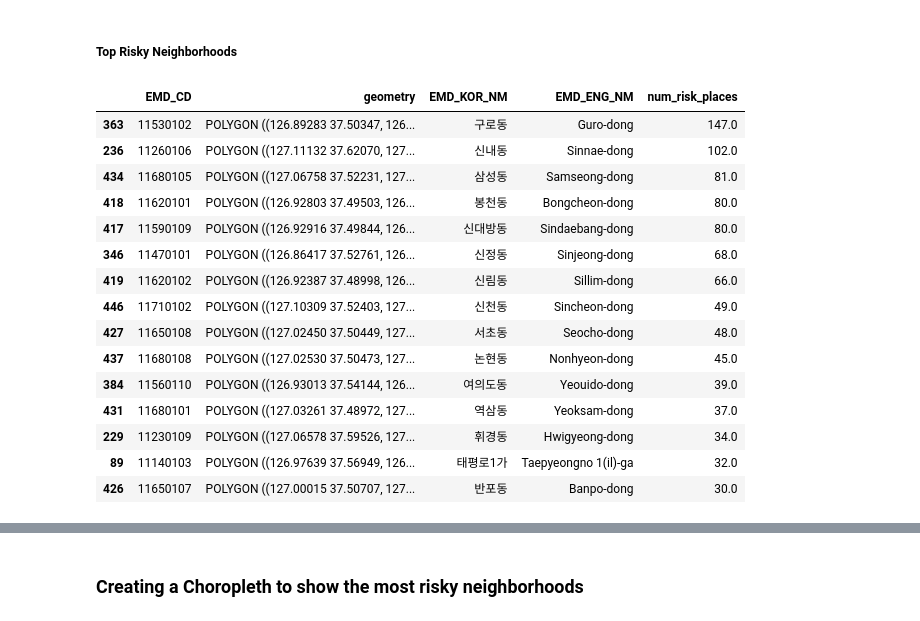
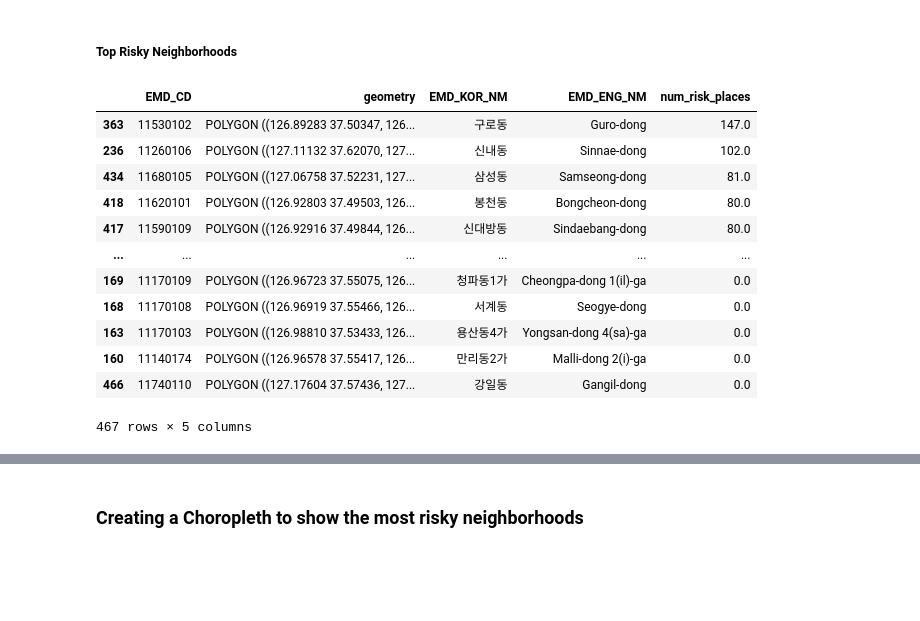
Before and after one commit to tarcisobraz/covid19-skorea, a Jupyter notebook: code/final-notebooks/q3-risky-neighborhoods-seoul.ipynb, the cells around one changed output, grey strips where cells are left out. Saved outputs shown, nothing was run; the diff lists cells and outputs as text; code cells hidden in the pictures; blank space fills up the shorter version.

```diff
--- a/code/final-notebooks/q3-risky-neighborhoods-seoul.ipynb
+++ b/code/final-notebooks/q3-risky-neighborhoods-seoul.ipynb
@@ -327,25 +326,22 @@ seoul_shape.shape
 # %% [markdown]
 ##### Top Risky Neighborhoods
 # %%
-top_risk_nbhs = seoul_risk_places_per_nbh[['EMD_CD','geometry','EMD_KOR_NM','EMD_ENG_NM','num_risk_places']].sort_values('num_risk_places', ascending=False).head(15)
+top_risk_nbhs = seoul_risk_places_per_nbh[['EMD_CD','geometry','EMD_KOR_NM','EMD_ENG_NM','num_risk_places']].sort_values('num_risk_places', ascending=False)
 top_risk_nbhs
 # %% [output]
 |  | EMD_CD | geometry | EMD_KOR_NM | EMD_ENG_NM | num_risk_places |
 | 363 | 11530102 | POLYGON ((126.89283 37.50347, 126... | 구로동 | Guro-dong | 147.0 |
 | 236 | 11260106 | POLYGON ((127.11132 37.62070, 127... | 신내동 | Sinnae-dong | 102.0 |
 | 434 | 11680105 | POLYGON ((127.06758 37.52231, 127... | 삼성동 | Samseong-dong | 81.0 |
 | 418 | 11620101 | POLYGON ((126.92803 37.49503, 126... | 봉천동 | Bongcheon-dong | 80.0 |
 | 417 | 11590109 | POLYGON ((126.92916 37.49844, 126... | 신대방동 | Sindaebang-dong | 80.0 |
-| 346 | 11470101 | POLYGON ((126.86417 37.52761, 126... | 신정동 | Sinjeong-dong | 68.0 |
-| 419 | 11620102 | POLYGON ((126.92387 37.48998, 126... | 신림동 | Sillim-dong | 66.0 |
-| 446 | 11710102 | POLYGON ((127.10309 37.52403, 127... | 신천동 | Sincheon-dong | 49.0 |
-| 427 | 11650108 | POLYGON ((127.02450 37.50449, 127... | 서초동 | Seocho-dong | 48.0 |
-| 437 | 11680108 | POLYGON ((127.02530 37.50473, 127... | 논현동 | Nonhyeon-dong | 45.0 |
-| 384 | 11560110 | POLYGON ((126.93013 37.54144, 126... | 여의도동 | Yeouido-dong | 39.0 |
-| 431 | 11680101 | POLYGON ((127.03261 37.48972, 127... | 역삼동 | Yeoksam-dong | 37.0 |
-| 229 | 11230109 | POLYGON ((127.06578 37.59526, 127... | 휘경동 | Hwigyeong-dong | 34.0 |
-| 89 | 11140103 | POLYGON ((126.97639 37.56949, 126... | 태평로1가 | Taepyeongno 1(il)-ga | 32.0 |
-| 426 | 11650107 | POLYGON ((127.00015 37.50707, 127... | 반포동 | Banpo-dong | 30.0 |
+| ... | ... | ... | ... | ... | ... |
+| 169 | 11170109 | POLYGON ((126.96723 37.55075, 126... | 청파동1가 | Cheongpa-dong 1(il)-ga | 0.0 |
+| 168 | 11170108 | POLYGON ((126.96919 37.55466, 126... | 서계동 | Seogye-dong | 0.0 |
+| 163 | 11170103 | POLYGON ((126.98810 37.53433, 126... | 용산동4가 | Yongsan-dong 4(sa)-ga | 0.0 |
+| 160 | 11140174 | POLYGON ((126.96578 37.55417, 126... | 만리동2가 | Malli-dong 2(i)-ga | 0.0 |
+| 466 | 11740110 | POLYGON ((127.17604 37.57436, 127... | 강일동 | Gangil-dong | 0.0 |
+467 rows × 5 columns
 # %%
 top_risk_nbhs['nbh_centroid'] = top_risk_nbhs['geometry'].apply(lambda x: geom.Point(x.representative_point().coords[:][0]))
 top_risk_nbhs = geopandas.GeoDataFrame(top_risk_nbhs, geometry='nbh_centroid')
```
Also changed, not shown: parts of 10 cells of this notebook.
